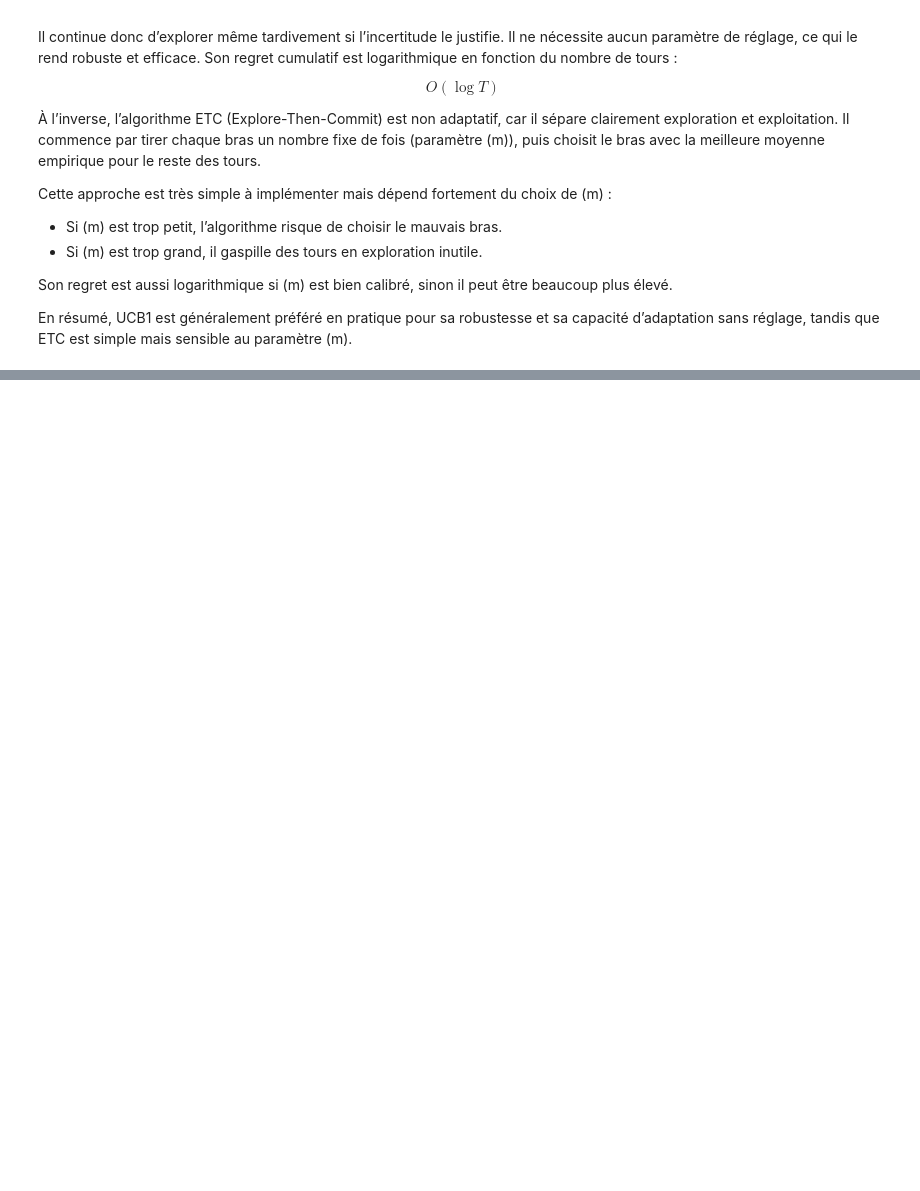
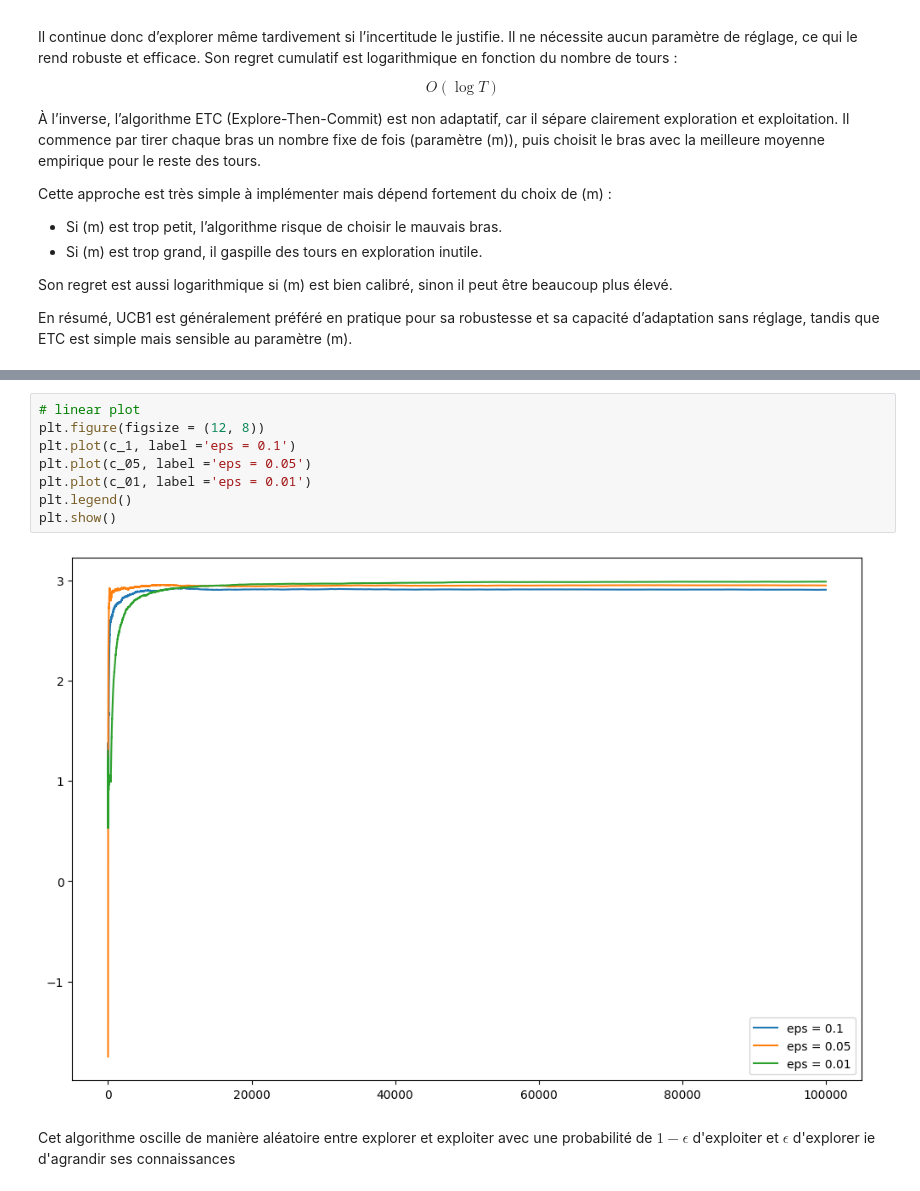
Before and after one commit to Dkdunand/Reinforcement-learning-Multi-armed-Bandits, a Jupyter notebook: Impletations.ipynb, the cells around one changed output, grey strips where cells are left out. Drawn from its saved outputs; the diff is of its cells as text; blank space fills up the shorter version.

```diff
--- a/Impletations.ipynb
+++ b/Impletations.ipynb
@@ -423,0 +509,12 @@ En résumé, UCB1 est généralement préféré en pratique pour sa robustesse e
+# %%
+# linear plot
+plt.figure(figsize = (12, 8))
+plt.plot(c_1, label ='eps = 0.1')
+plt.plot(c_05, label ='eps = 0.05')
+plt.plot(c_01, label ='eps = 0.01')
+plt.legend()
+plt.show()
+# %% [output]
+[figure, added]
+# %% [markdown]
+Cet algorithme oscille de manière aléatoire entre explorer et exploiter avec une probabilité de $1- \epsilon $ d'exploiter et $\epsilon $ d'explorer ie d'agrandir ses connaissances
```
Also changed, not shown: parts of 10 cells of this notebook.
